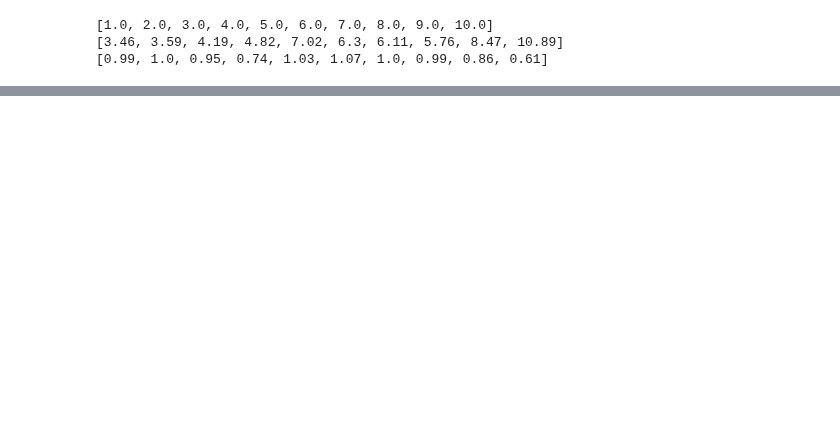
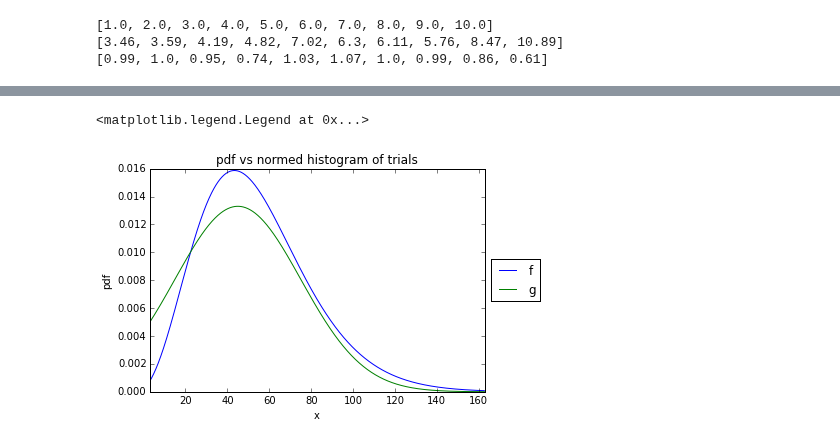
Before and after one commit to mbuchove/notebook-wurk-b, a Jupyter notebook: stats/astro283_hw5.ipynb, the cells around one changed output, grey strips where cells are left out. Drawn from its saved outputs; the diff is of its cells as text; code cells hidden in the pictures; blank space fills up the shorter version.

Commit message:
added uniform monte carlo integration, started rejection sampling

```diff
--- a/stats/astro283_hw5.ipynb
+++ b/stats/astro283_hw5.ipynb
@@ -99,0 +244,13 @@ np.prod?
+# %%
+num_points = 1000
+n = 0
+center = 45.
+sigma = 30.
+xopt = optimize.fmin(lambda x: -rice_inst._pdf(x,alpha,beta), center)
+print(xopt)
+optimize.fmin(lambda x: -rice_inst._pdf(x, alpha, beta)/stats.norm.pdf(x, center, sigma), center)
+while n < num_points:
+    u_rand = np.random.uniform(0, 1)
+    x_rand = np.random.normal(center, sigma)
+    g_x = stats.norm.pdf(x_rand, center, sigma)
+    n = n + 1
@@ -99,0 +267,11 @@ np.prod?
+# %%
+f = pyplot.plot(x, rice_inst._pdf(x, alpha, beta), label='f')
+g = pyplot.plot(x, stats.norm.pdf(x, center, sigma), label='g')
+pyplot.xlabel('x')
+pyplot.ylabel('pdf')
+pyplot.title("pdf vs normed histogram of trials")
+pyplot.xlim(rice_trials_array.min(), rice_trials_array.max())
+pyplot.legend(loc='center left', bbox_to_anchor=(1., 0.5))
+# %% [output]
+<matplotlib.legend.Legend at 0x...>
+[figure, added]
```
Also changed, not shown: parts of 18 cells of this notebook.
